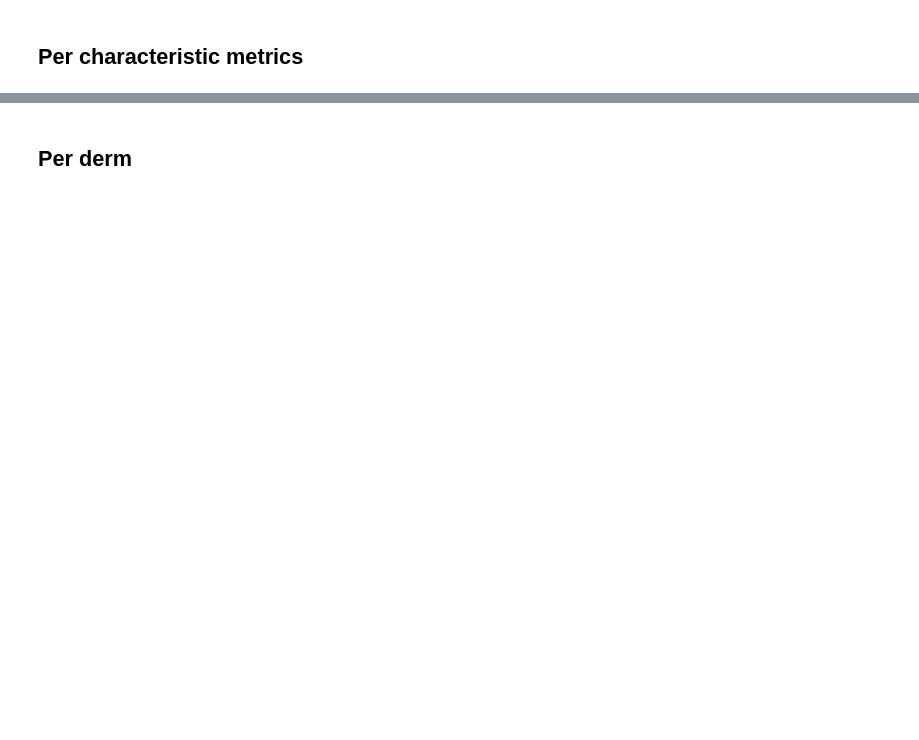
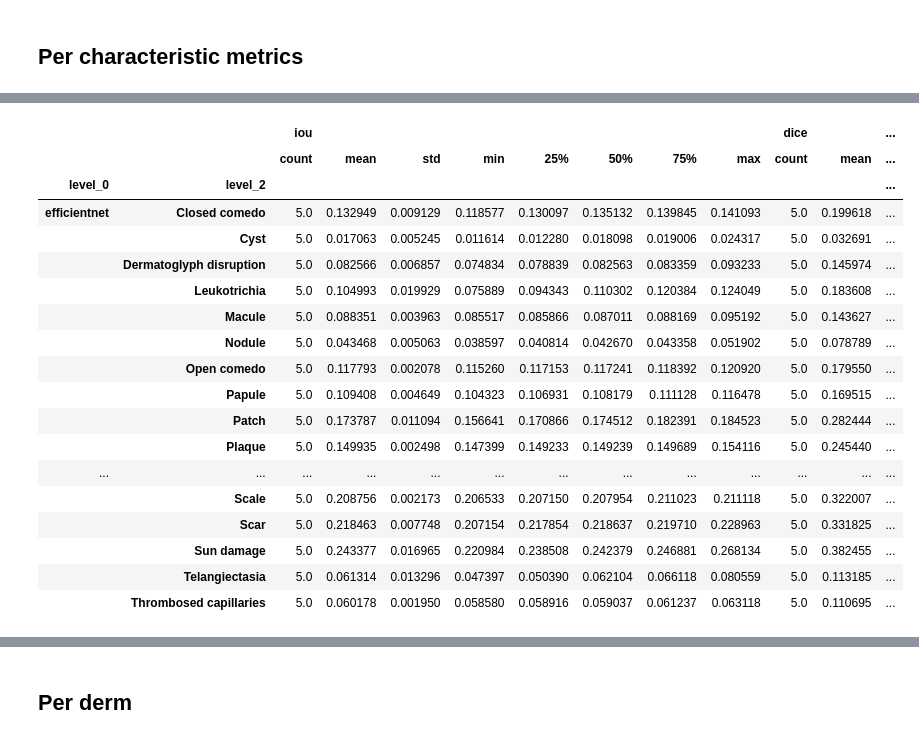
Before and after one commit to ralucaj/dermx-benchmark, a Jupyter notebook: review_paper/analyse_gradcams.ipynb, the cells around one changed output, grey strips where cells are left out. Saved outputs shown, nothing was run; the diff lists cells and outputs as text; code cells hidden in the pictures; blank space fills up the shorter version.

```diff
--- a/review_paper/analyse_gradcams.ipynb
+++ b/review_paper/analyse_gradcams.ipynb
@@ -475,0 +482,22 @@ per_characteristic_models_performance_df.reset_index().groupby(['level_0', 'leve
+# %%
+characteristics_results_df
+# %% [output]
+|  |  | iou |  |  |  |  |  |  |  | dice |  | ... |
+|  |  | count | mean | std | min | 25% | 50% | 75% | max | count | mean | ... |
+| level_0 | level_2 |  |  |  |  |  |  |  |  |  |  | ... |
+| efficientnet | Closed comedo | 5.0 | 0.132949 | 0.009129 | 0.118577 | 0.130097 | 0.135132 | 0.139845 | 0.141093 | 5.0 | 0.199618 | ... |
+|  | Cyst | 5.0 | 0.017063 | 0.005245 | 0.011614 | 0.012280 | 0.018098 | 0.019006 | 0.024317 | 5.0 | 0.032691 | ... |
+|  | Dermatoglyph disruption | 5.0 | 0.082566 | 0.006857 | 0.074834 | 0.078839 | 0.082563 | 0.083359 | 0.093233 | 5.0 | 0.145974 | ... |
+|  | Leukotrichia | 5.0 | 0.104993 | 0.019929 | 0.075889 | 0.094343 | 0.110302 | 0.120384 | 0.124049 | 5.0 | 0.183608 | ... |
+|  | Macule | 5.0 | 0.088351 | 0.003963 | 0.085517 | 0.085866 | 0.087011 | 0.088169 | 0.095192 | 5.0 | 0.143627 | ... |
+|  | Nodule | 5.0 | 0.043468 | 0.005063 | 0.038597 | 0.040814 | 0.042670 | 0.043358 | 0.051902 | 5.0 | 0.078789 | ... |
+|  | Open comedo | 5.0 | 0.117793 | 0.002078 | 0.115260 | 0.117153 | 0.117241 | 0.118392 | 0.120920 | 5.0 | 0.179550 | ... |
+|  | Papule | 5.0 | 0.109408 | 0.004649 | 0.104323 | 0.106931 | 0.108179 | 0.111128 | 0.116478 | 5.0 | 0.169515 | ... |
+|  | Patch | 5.0 | 0.173787 | 0.011094 | 0.156641 | 0.170866 | 0.174512 | 0.182391 | 0.184523 | 5.0 | 0.282444 | ... |
+|  | Plaque | 5.0 | 0.149935 | 0.002498 | 0.147399 | 0.149233 | 0.149239 | 0.149689 | 0.154116 | 5.0 | 0.245440 | ... |
+| ... | ... | ... | ... | ... | ... | ... | ... | ... | ... | ... | ... | ... |
+|  | Scale | 5.0 | 0.208756 | 0.002173 | 0.206533 | 0.207150 | 0.207954 | 0.211023 | 0.211118 | 5.0 | 0.322007 | ... |
+|  | Scar | 5.0 | 0.218463 | 0.007748 | 0.207154 | 0.217854 | 0.218637 | 0.219710 | 0.228963 | 5.0 | 0.331825 | ... |
+|  | Sun damage | 5.0 | 0.243377 | 0.016965 | 0.220984 | 0.238508 | 0.242379 | 0.246881 | 0.268134 | 5.0 | 0.382455 | ... |
+|  | Telangiectasia | 5.0 | 0.061314 | 0.013296 | 0.047397 | 0.050390 | 0.062104 | 0.066118 | 0.080559 | 5.0 | 0.113185 | ... |
+|  | Thrombosed capillaries | 5.0 | 0.060178 | 0.001950 | 0.058580 | 0.058916 | 0.059037 | 0.061237 | 0.063118 | 5.0 | 0.110695 | ... |
```
Also changed, not shown: parts of 7 cells of this notebook, 9 other files.
